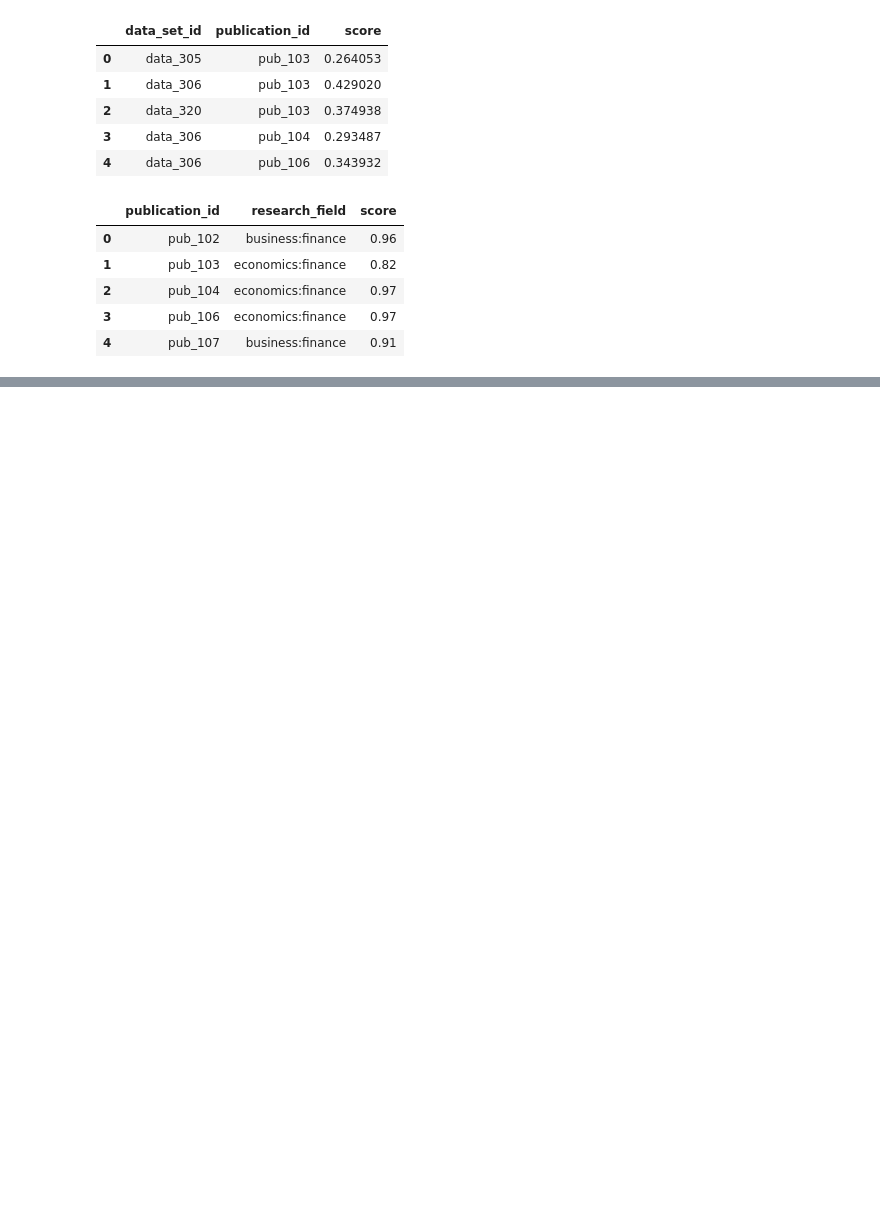
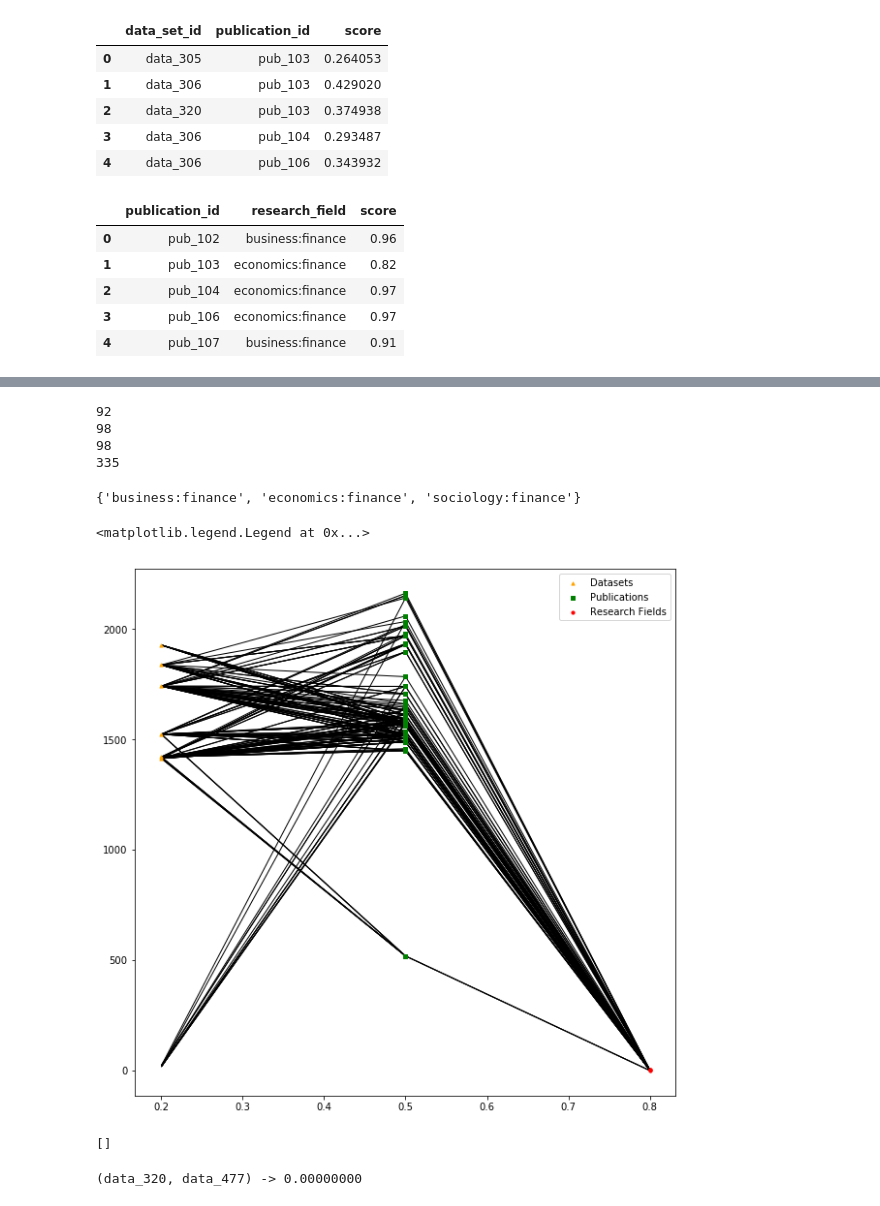
Before and after one commit to rich-context-capstone-2019/Rich-Context-Capstone, a Jupyter notebook: NetworkSimilarity.ipynb, the cells around one changed output, grey strips where cells are left out. Cells and saved outputs as stored; diff of their text form; code cells hidden in the pictures; blank space fills up the shorter version.

```diff
--- a/NetworkSimilarity.ipynb
+++ b/NetworkSimilarity.ipynb
@@ -49,0 +143,11 @@ NodeView(('data_305', 'pub_103', 'data_306', 'data_320', 'pub_104', 'pub_106', '
+# %%
+zoomNode = ['data_320', 'data_305', 'data_306',
+            'data_1283', 'data_1286', 'data_312']
+allnodes, alledges, allrf = zoomGraph(zoomNode, G)
+print(len(allnodes))
+print(len(alledges))
+# %% [output]
+92
+98
+98
+335
@@ -49,0 +159,43 @@ NodeView(('data_305', 'pub_103', 'data_306', 'data_320', 'pub_104', 'pub_106', '
+# %%
+# pos = nx.spring_layout(G)
+
+dataset_nodes = set([i for i in allnodes if i.startswith('data_')])
+pub_nodes = set([i for i in allnodes if i.startswith('pub_')])
+rf_nodes = set(allrf)
+
+multiassign_x_y(pos,list(dataset_nodes),[0.2]*len(dataset_nodes))
+multiassign_x_y(pos,list(pub_nodes),[0.5]*len(pub_nodes))
+multiassign_x_y(pos,list(rf_nodes),[0.8]*len(rf_nodes))
+# %%
+rf_nodes
+# %% [output]
+{'business:finance', 'economics:finance', 'sociology:finance'}
+# %%
+plt.figure(figsize=(10,10))
+
+
+# edges = G.edges()
+# colors = [G[u][v]['color'] for u,v in edges]
+# weights = [G[u][v]['weight'] for u,v in edges]
+
+nx.draw_networkx_nodes(G, nodelist = dataset_nodes, node_shape = '^', node_color = 'orange',edge_color=colors, node_size = 10, pos=pos, with_labels = False, label = 'Datasets')
+nx.draw_networkx_nodes(G, nodelist = pub_nodes, node_shape = 's', node_color = 'green',edge_color=colors, node_size = 10, pos=pos, with_labels = False, label = 'Publications')
+nx.draw_networkx_nodes(G, nodelist = rf_nodes, node_shape = 'o', node_color = 'red',edge_color=colors, node_size = 10, pos=pos, with_labels = False, label = 'Research Fields')
+nx.draw_networkx_edges(G, pos=pos, edgelist=alledges)
+
+
+plt.legend()
+# %% [output]
+<matplotlib.legend.Legend at 0x...>
+[figure, added]
+# %%
+G.add_weighted_edges_from(df_rf.research_field.values.tolist(),color='blue')
+[i for i in G.nodes if i in df_rf.research_field]
+# %% [output]
+[]
+# %%
+for u, v, p, in preds_jaccard:
+    print('(%s, %s) -> %.8f' % (u, v, p))
+    break
+# %% [output]
+(data_320, data_477) -> 0.00000000
```
Also changed, not shown: parts of 13 cells of this notebook.
